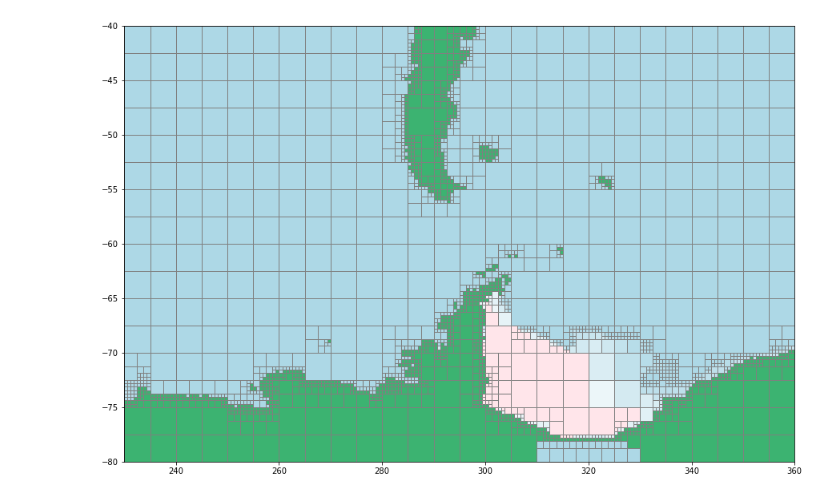
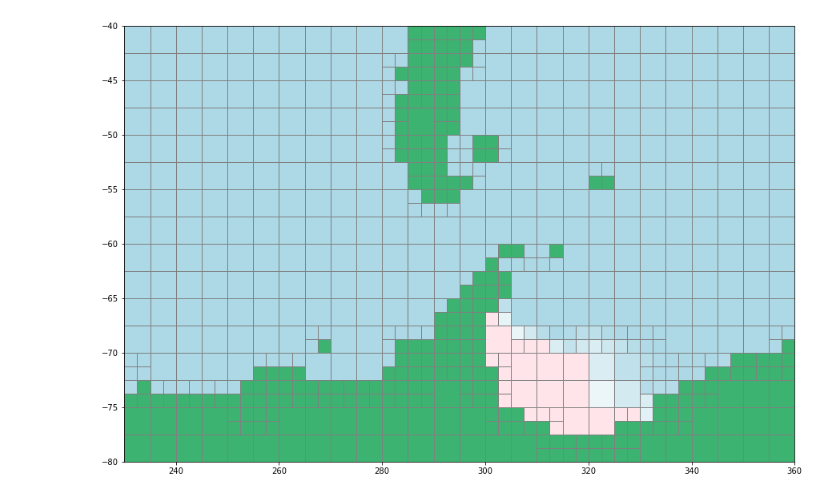
Before and after one commit to antarctica/PolarRoute, a Jupyter notebook: Examples/PathSmoothing/MultiWaypoint.ipynb, the cells around one changed output. Drawn from its saved outputs; the diff is of its cells as text; code cells hidden in the pictures.

```diff
--- a/Examples/PathSmoothing/MultiWaypoint.ipynb
+++ b/Examples/PathSmoothing/MultiWaypoint.ipynb
@@ -22,13 +22,13 @@ OptInfo['VehicleInfo']['Unit']  = 'km/hr'
 # %%
 icePoints     = LoadIcePoints('../../Data/bsose_i122_2013to2017_1day_SeaIceArea.nc',OptInfo['Start Time'],OptInfo['End Time'])
 currentPoints = LoadCurrentPoints('../../Data/SOSE_surface_velocity_6yearMean_2005-2010.nc')
 
 cellGrid = CellGrid(X[0],X[1],Y[0],Y[1],d[0],d[1])
 cellGrid.addIcePoints(icePoints)
 cellGrid.addCurrentPoints(currentPoints)
-cellGrid.recursiveSplit(3)
+cellGrid.recursiveSplit(1)
 Plot.Mesh(cellGrid)
 # %% [output]
-[figure, old version]
+[figure, new version]
 # %%
 TT = TravelTime(cellGrid,OptInfo)
```
Also changed, not shown: parts of 8 cells of this notebook, 12 other files.
